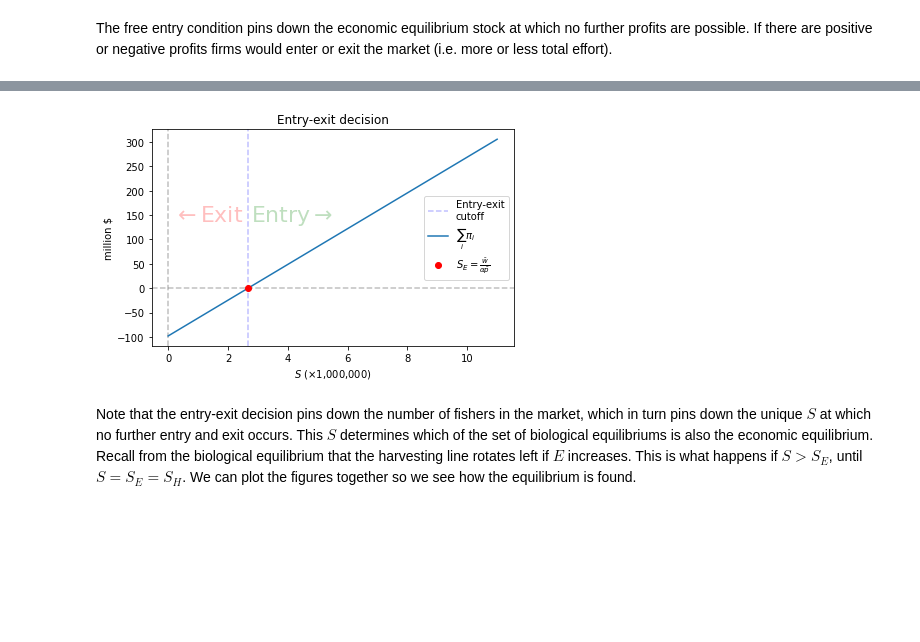
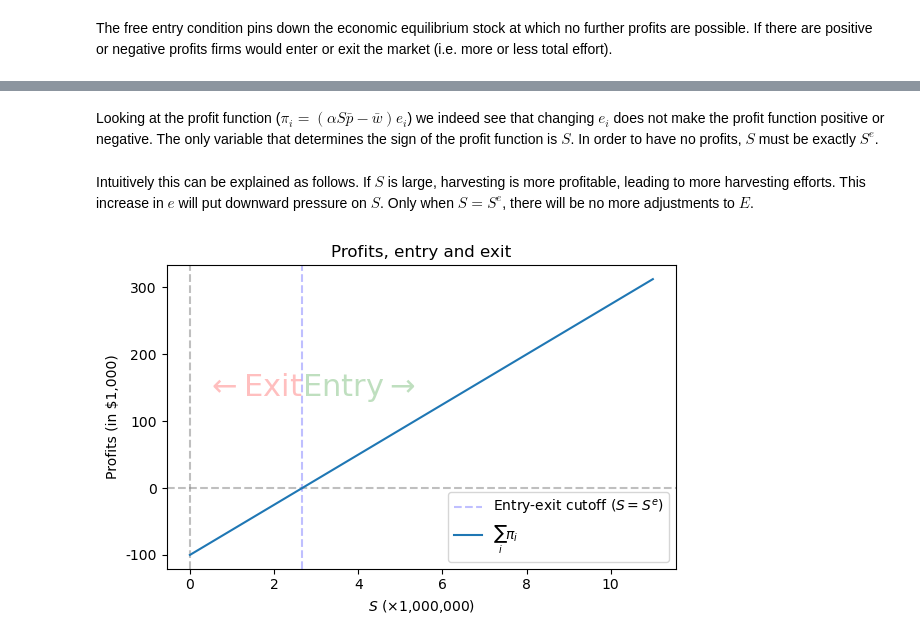
Before and after one commit to Leonbremer/fisheries, a Jupyter notebook: fish.ipynb, the cells around one changed output, grey strips where cells are left out. Saved outputs shown, nothing was run; the diff lists cells and outputs as text; code cells hidden in the pictures; blank space fills up the shorter version.

```diff
--- a/fish.ipynb
+++ b/fish.ipynb
@@ -20,10 +18,9 @@ Second, let us define some global parameters.
 # %%
-# parameters
-k = 10# max supported fish stock in millions
+# Global parameters
+k = 10*10**6# max supported fish stock in millions
 alpha = .00075# ease-of-harvesting parameter
 gamma = .1# natural fish growth parameter
-s = np.linspace(0,k+1,k*100)# Fish stock's domain for plotting
-n = 100# number of fishers
-p = 500# price
-w = 1# wage
+
+# p = 500# price
+# w = 1# wage
 # %% [markdown]
@@ -223,38 +206,47 @@ The free entry condition pins down the economic equilibrium stock at which no fu
+# %% [markdown]
+Looking at the profit function ($\pi_i = (\alpha S \bar{p} - \bar{w})e_i$) we indeed see that changing $e_i$ does not make the profit function positive or negative. The only variable that determines the sign of the profit function is $S$. In order to have no profits, $S$ must be exactly $S^e$.
+# %% [markdown]
+Intuitively this can be explained as follows. If $S$ is large, harvesting is more profitable, leading to more harvesting efforts. This increase in $e$ will put downward pressure on $S$. Only when $S = S^e$, there will be no more adjustments to $E$.
 # %%
+# Numbers
+w=2_000
+p=1
+
 # From your derivations
 Ess = (gamma/alpha)*(1-(w/(alpha*p*k)))
 Se = w/(alpha*p)
 
-plt.axhline(0,linestyle='--',color="grey",alpha=.5)
-plt.axvline(0,linestyle='--',color="grey",alpha=.5)
-plt.axvline(Se,linestyle='--',color="blue",alpha=.25, label='Entry-exit\ncutoff')
-plt.text(x=1.35,
-         y=150,
-         s=r'$\leftarrow$Exit',
-         color="red",
-         alpha=.25,
-         # rotation='vertical',
-         horizontalalignment='center',
-         verticalalignment='center',
-         fontsize=22)
-plt.text(x=4.15,
-         y=150,
-         s=r'Entry$\rightarrow$',
-         color="green",
-         alpha=.25,
-         # rotation='vertical',
-         horizontalalignment='center',
-         verticalalignment='center',
-         fontsize=22)
-plt.title('Entry-exit decision')
-plt.plot(s, H(alpha=alpha, S=s, e=Ess)*p-Ess*w, label=r'$\sum_i \pi_i$')
-plt.plot(Se, 0, 'ro', label=r'$S_E = \frac{\bar{w}}{\alpha \bar{p}}$')
-plt.xlabel(r'$S$ ($\times$1,000,000)')
-plt.ylabel('million $')
+s = np.linspace(0,k+m,t)# Domain of plot
+
+# Plot
+fig, ax = plt.subplots(nrows=1,ncols=1,figsize=(6, 4))
+ax.axhline(0,linestyle='--',color="grey",alpha=.5)
+ax.axvline(0,linestyle='--',color="grey",alpha=.5)
+ax.axvline(Se,linestyle='--',color="blue",alpha=.25, label='Entry-exit cutoff ($S=S^e$)')
+ax.plot(s, profit(alpha,s,p,w,e=50), label=r'$\sum_i \pi_i$')
+ax.text(x=Se,
+        y=150*10**3,
+        s=r'$\leftarrow$Exit',
+        color="red",
+        alpha=.25,
+        horizontalalignment='right',
+        verticalalignment='center',
+        fontsize=22)
+ax.text(x=Se,
+        y=150*10**3,
+        s=r'Entry$\rightarrow$',
+        color="green",
+        alpha=.25,
+        horizontalalignment='left',
+        verticalalignment='center',
+        fontsize=22)
+ax.xaxis.set_major_formatter(lambda s,t: "{:,.0f}".format(s/10**6))
+ax.yaxis.set_major_formatter(lambda s,t: "{:,.0f}".format(s/10**3))
+ax.set_xlabel(r'$S$ ($\times$1,000,000)')
+ax.set_ylabel(r'Profits (in $1,000)')
+ax.set_title('Profits, entry and exit')
+ax.legend()
 plt.tight_layout()
-plt.legend()
 plt.show()
 # %% [output]
-[figure, old version]
+[figure, new version]
-# %% [markdown]
-Note that the entry-exit decision pins down the number of fishers in the market, which in turn pins down the unique $S$ at which no further entry and exit occurs. This $S$ determines which of the set of biological equilibriums is also the economic equilibrium. Recall from the biological equilibrium that the harvesting line rotates left if $E$ increases. This is what happens if $S>S_E$, until $S= S_E = S_H$. We can plot the figures together so we see how the equilibrium is found.
```
Also changed, not shown: parts of 39 cells of this notebook.
